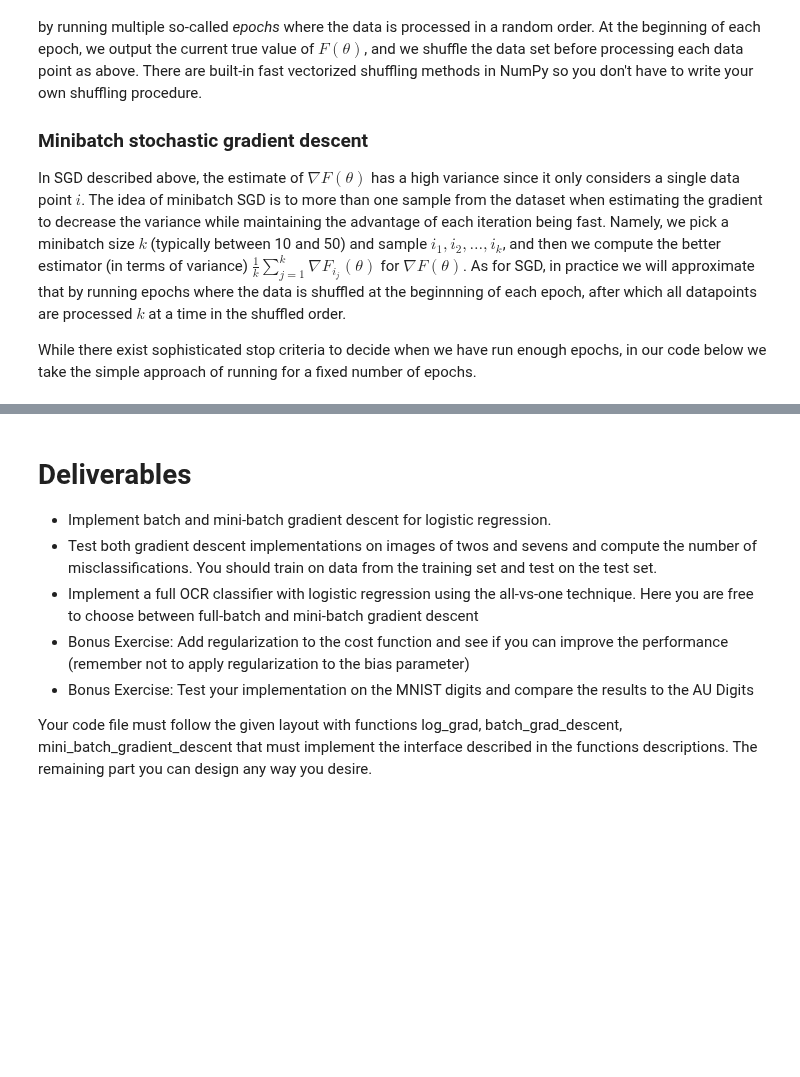
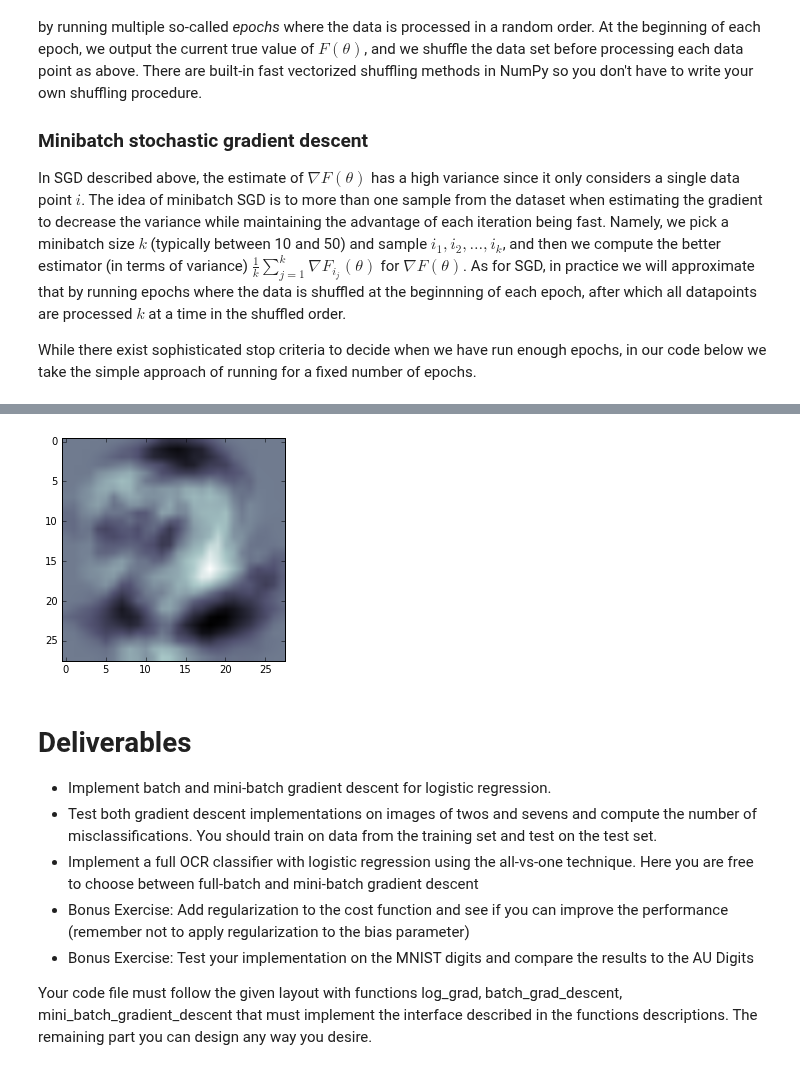
Before and after one commit to Malakith/dMachineLearning, a Jupyter notebook: Handin_1_Machine_Learning_2016.ipynb, the cells around one changed output, grey strips where cells are left out. Cells and saved outputs as stored; diff of their text form; code cells hidden in the pictures; blank space fills up the shorter version.

Commit message:
Fixed issues with min_batch_grad_descent

```diff
--- a/Handin_1_Machine_Learning_2016.ipynb
+++ b/Handin_1_Machine_Learning_2016.ipynb
@@ -204,14 +220,23 @@ in our code below we take the simple approach of running for a fixed number of e
 %matplotlib inline
 import numpy as np
 import matplotlib.pyplot as plt
+from math import exp
 
-def load_data():
+def load_train_data():
     """Loads the training data from file"""
     train_file = np.load('auTrain.npz')
     images = train_file['digits']
     labels = train_file['labels']
     print('Shape of input data: %s %s' % (images.shape, labels.shape))
     return images, labels
+
+def load_test_data():
+    test_file = np.load('auTest.npz')
+    print(test_file.keys())
+    images_test = test_file['digits']
+    labels_test = test_file['labels']
+    print('Shape of test input data: %s' % (images_test.shape,))
+    return images_test, labels_test
 
 def logistic(z):
     """
@@ -225,8 +250,7 @@ def logistic(z):
     """
 
     # Undgå overflow ved at begrænse z (exp(+/-710) -> overflow)
-    z = np.clip(z,-709,709)
-    return 1/(1 + np.exp(-z))
+    return np.exp(-np.logaddexp(0, -z))
 
 def log_cost(X, y, w=None, reg=0):
     """
@@ -245,6 +269,7 @@ def log_cost(X, y, w=None, reg=0):
     if w is None:
         w = np.zeros((X.shape[1], 1))
 
+    # Vectorizing logistic.
     # shape the targetvalues as a one-dimensional matrix
     n, d = X.shape
     y = y.reshape(n, 1)
@@ -256,7 +281,7 @@ def log_cost(X, y, w=None, reg=0):
     grad = - X.T.dot(y-logistic(X.dot(w)))
     return cost, grad
 
-def batch_grad_descent(X, y, w=None, reg=0, stepsize=0.1, maxiter=2**10,):
+def batch_grad_descent(X, y, w=None, reg=0, stepsize=0.1, maxiter=2**12,):
     """
     Run Batch Gradient Descent on data X,y to minimize the NLL for logistic regression on data X,y
 
@@ -282,7 +307,7 @@ def batch_grad_descent(X, y, w=None, reg=0, stepsize=0.1, maxiter=2**10,):
             bestw = w
     return bestw, bestcost
 
-def mini_batch_grad_descent(X, y, w=None, reg=0, batchsize=2*6, epochs=2*6, stepsize=0.01):
+def mini_batch_grad_descent(X, y, w=None, reg=0, batchsize=100, epochs=2*12, stepsize=0.01):
     """
     Run Mini-Batch Gradient Descent on data X,y to minimize the NLL for logistic regression on data X,y
     The input defines mini-batch size and the number of passess through the data set (epochs)
@@ -309,54 +334,76 @@ def mini_batch_grad_descent(X, y, w=None, reg=0, batchsize=2*6, epochs=2*6, step
     bestcost, grad = log_cost(X, y, w)
     epochcount = 0
     for epoch in range(0,epochs):
+        w = bestw
         idx = np.random.permutation(n)
         for batch in range(0,n//batchsize):
             # a batchsize-slice of the randomly permutation and run grad_descent (only one iteration!)
             idxb = idx[epoch*batchsize:(epoch+1)*batchsize]
-            w, cost = batch_grad_descent(X[idxb,:], y[idxb], bestw, reg=reg, stepsize=stepsize, maxiter=1,)
+            w, cost = batch_grad_descent(X[idxb,:], y[idxb], w, reg=reg, stepsize=stepsize, maxiter=1,)
             #w, cost = batch_grad_descent(X, y, w, reg=reg, stepsize=stepsize, maxiter=2**8,)
-        cost, grad = log_cost(X, y, w)
         if cost < bestcost:
             bestcost = cost
             bestw = w
         print('          NLL: ', cost, 'after ', epoch+1, ' epochs.')
     return bestw, bestcost
 
-def main():
-    """An example main method. You should replace this with whatever you need."""
+def twosAndSevens():
     print('You rang sir/miss')
-    digits, labels = load_data()
+    digits, labels = load_train_data()
     idx1 = (labels == 2)
     idx2 = (labels == 7)
     img27 = digits[idx1 | idx2,:]
     lab27 = labels[idx1 | idx2]
     lab27[lab27==2] = 0
     lab27[lab27==7] = 1
-
     ## code for plotting and checking the logistic()-function
     #x = np.arange(-20,20,0.5)
     #plt.scatter(x,logistic(x))
+    #plt.axis([-10, 10, -0.1, 1.1])
 
     ## How does the all-zero vector perform:
-    cost, grad = log_cost(img27, lab27)
-    print('    Start NLL: ', cost)
+
+    #cost, grad = log_cost(img27, lab27)
+    #w = np.ones((img27.shape[1], 1))
+    #print('    Start NLL: ', cost)
 
     ## Try the batch_grad_descent
-    print('batch_grad_descent')
-    w, cost = batch_grad_descent(img27, lab27)
-    print('    Final NLL: ', cost)
+    #print('batch_grad_descent')
+    #w, cost = batch_grad_descent(img27, lab27)
+    #print('    Final NLL: ', cost)
 
     ## Try the mini_batch_grad_descent
-    ## fejl, skal fejlsøges!
     print('mini_batch_grad_descent')
     w, cost = mini_batch_grad_descent(img27, lab27)
     print('    Final NLL: ', cost)
 
     # print(w)
-    #plt.imshow(w.reshape(28, 28), cmap='bone')
-    #print('Look look it is a pretty two i think')
+    plt.imshow(w.reshape(28, 28), cmap='bone')
+    print('Look look it is a pretty two i think')
+
+    # Now we should test our data.
+    digits_test, labels_test = load_test_data()
+    idx1 = (labels_test == 2)
+    idx2 = (labels_test == 7)
+    img27 = digits_test[idx1 | idx2,:]
+    lab27 = labels_test[idx1 | idx2]
+    lab27[lab27==2] = 0
+    lab27[lab27==7] = 1
+    lab27
+
+    Y = np.dot(img27, w)
+    Y[Y >= 0] = 1
+    Y[Y < 0] = 0
+    n, d = Y.shape
+    lab27 = lab27.reshape(n, 1)
+    print(Y.shape)
+    print(lab27.shape)
+    print("Number of wrongly classified")
+    result = (Y != lab27)
+    print(result.sum())
+
 if __name__ == '__main__':
-    main()
+    twosAndSevens()
 # %% [output]
 You rang sir/miss
 Shape of input data: (10380, 784) (10380,)
@@ -380,3 +425,4 @@ mini_batch_grad_descent
+[figure, added]
 # %% [markdown]
 # Deliverables
 * Implement batch and mini-batch gradient descent for logistic regression.
```
Also changed, not shown: parts of 4 cells of this notebook.
